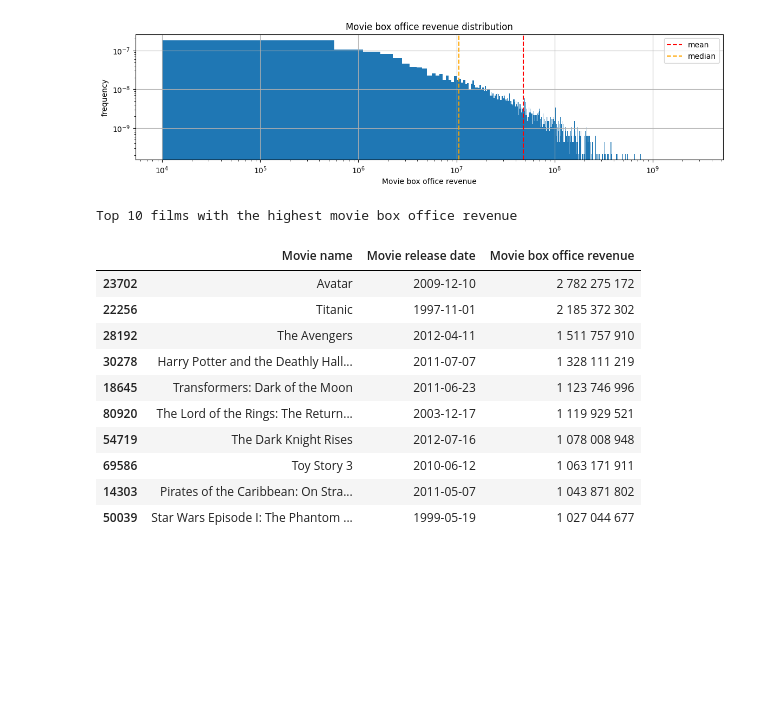
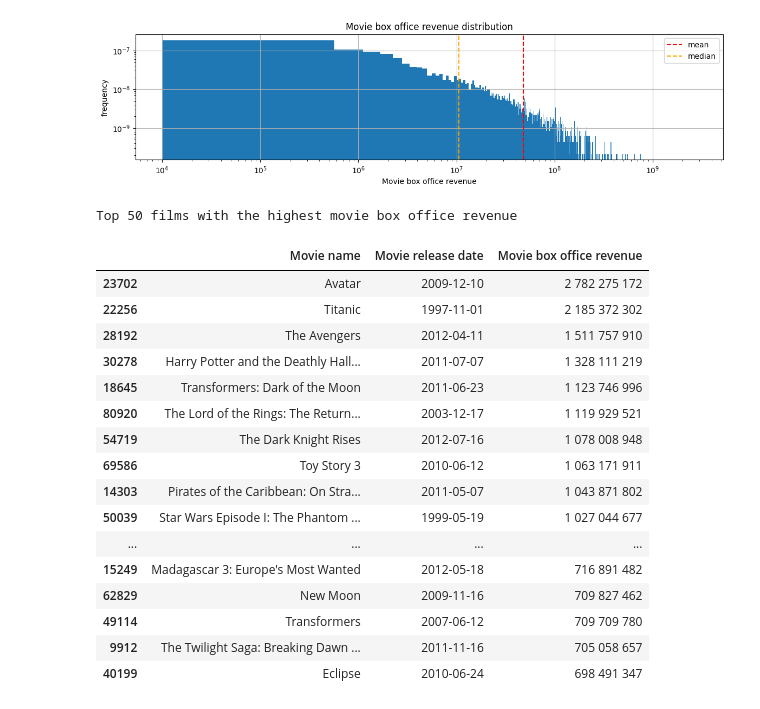
Before and after one commit to epfl-ada/ada-2024-project-metal2024, a Jupyter notebook: dataset_exploration.ipynb, the cells around one changed output. Saved outputs shown, nothing was run; the diff lists cells and outputs as text; code cells hidden in the pictures; blank space fills up the shorter version.

```diff
--- a/dataset_exploration.ipynb
+++ b/dataset_exploration.ipynb
@@ -203,18 +203,24 @@ movies_df["Movie box office revenue"].hist(density=True, bins=5000)
 <Axes: title={'center': 'Movie box office revenue distribution'}, xlabel='Movie box office revenue', ylabel='frequency'>
 [figure]
 # %%
-print("Top 10 films with the highest movie box office revenue")
-movies_df.sort_values(ascending=False, by="Movie box office revenue")[["Movie name", "Movie release date", "Movie box office revenue"]].head(10)
+print("Top 50 films with the highest movie box office revenue")
+movies_df.sort_values(ascending=False, by="Movie box office revenue")[["Movie name", "Movie release date", "Movie box office revenue"]].head(50)
 # %% [output]
-Top 10 films with the highest movie box office revenue
+Top 50 films with the highest movie box office revenue
 |  | Movie name | Movie release date | Movie box office revenue |
 | 23702 | Avatar | 2009-12-10 | 2 782 275 172 |
 | 22256 | Titanic | 1997-11-01 | 2 185 372 302 |
 | 28192 | The Avengers | 2012-04-11 | 1 511 757 910 |
 | 30278 | Harry Potter and the Deathly Hall... | 2011-07-07 | 1 328 111 219 |
 | 18645 | Transformers: Dark of the Moon | 2011-06-23 | 1 123 746 996 |
 | 80920 | The Lord of the Rings: The Return... | 2003-12-17 | 1 119 929 521 |
 | 54719 | The Dark Knight Rises | 2012-07-16 | 1 078 008 948 |
 | 69586 | Toy Story 3 | 2010-06-12 | 1 063 171 911 |
 | 14303 | Pirates of the Caribbean: On Stra... | 2011-05-07 | 1 043 871 802 |
 | 50039 | Star Wars Episode I: The Phantom ... | 1999-05-19 | 1 027 044 677 |
+| ... | ... | ... | ... |
+| 15249 | Madagascar 3: Europe's Most Wanted | 2012-05-18 | 716 891 482 |
+| 62829 | New Moon | 2009-11-16 | 709 827 462 |
+| 49114 | Transformers | 2007-06-12 | 709 709 780 |
+| 9912 | The Twilight Saga: Breaking Dawn ... | 2011-11-16 | 705 058 657 |
+| 40199 | Eclipse | 2010-06-24 | 698 491 347 |
```
